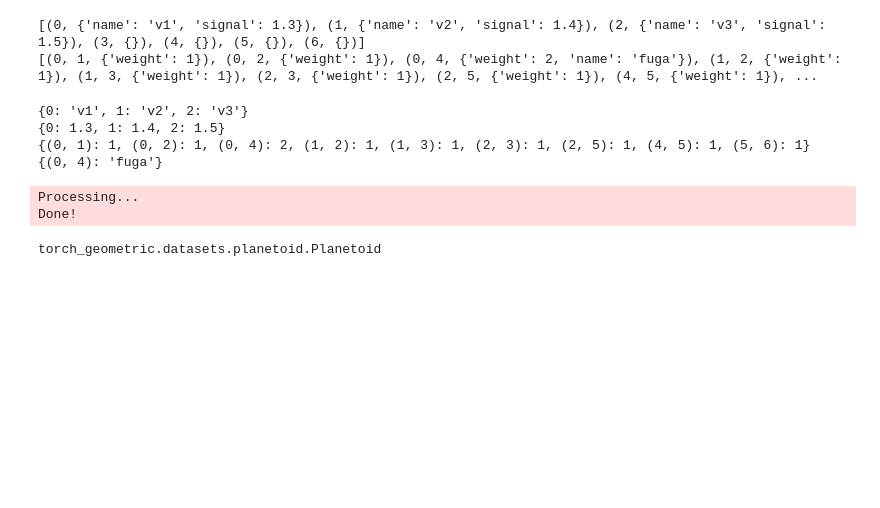
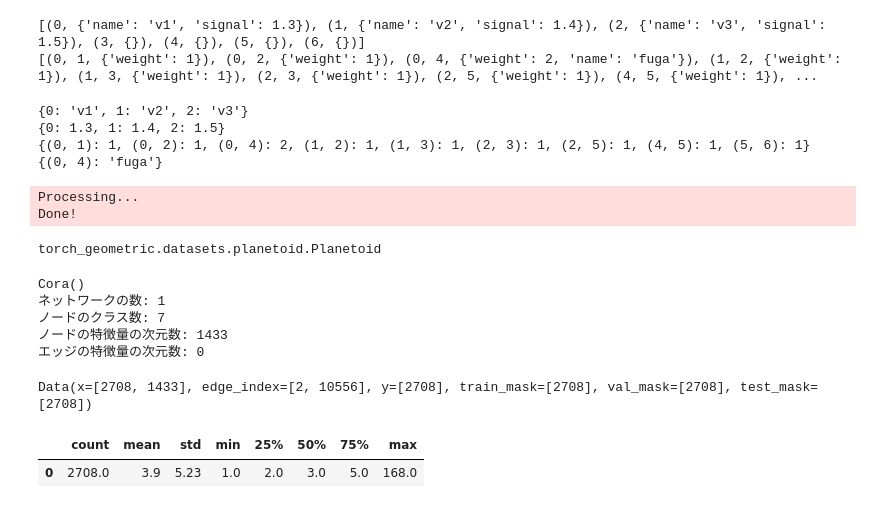
Before and after one commit to maton369/Network_ML, a Jupyter notebook: chapter2/main.ipynb, the cells around one changed output. Drawn from its saved outputs; the diff is of its cells as text; code cells hidden in the pictures; blank space fills up the shorter version.

```diff
--- a/chapter2/main.ipynb
+++ b/chapter2/main.ipynb
@@ -186,3 +186,27 @@ Done!
 type(dataset)
 # %% [output]
 torch_geometric.datasets.planetoid.Planetoid
+# %%
+print(dataset)
+print("ネットワークの数:", len(dataset))
+print("ノードのクラス数:", dataset.num_classes)
+print("ノードの特徴量の次元数:", dataset.num_node_features)
+print("エッジの特徴量の次元数:", dataset.num_edge_features)
+# %% [output]
+Cora()
+ネットワークの数: 1
+ノードのクラス数: 7
+ノードの特徴量の次元数: 1433
+エッジの特徴量の次元数: 0
+# %%
+G = dataset[0]  # dataset.data
+print(G)
+# %% [output]
+Data(x=[2708, 1433], edge_index=[2, 10556], y=[2708], train_mask=[2708], val_mask=[2708], test_mask=[2708])
+# %%
+G = torch_geometric.utils.to_networkx(G, to_undirected=True)
+degrees = [val for (node, val) in G.degree()]
+display(pd.DataFrame(pd.Series(degrees).describe()).transpose().round(2))
+# %% [output]
+|  | count | mean | std | min | 25% | 50% | 75% | max |
+| 0 | 2708.0 | 3.9 | 5.23 | 1.0 | 2.0 | 3.0 | 5.0 | 168.0 |
```
